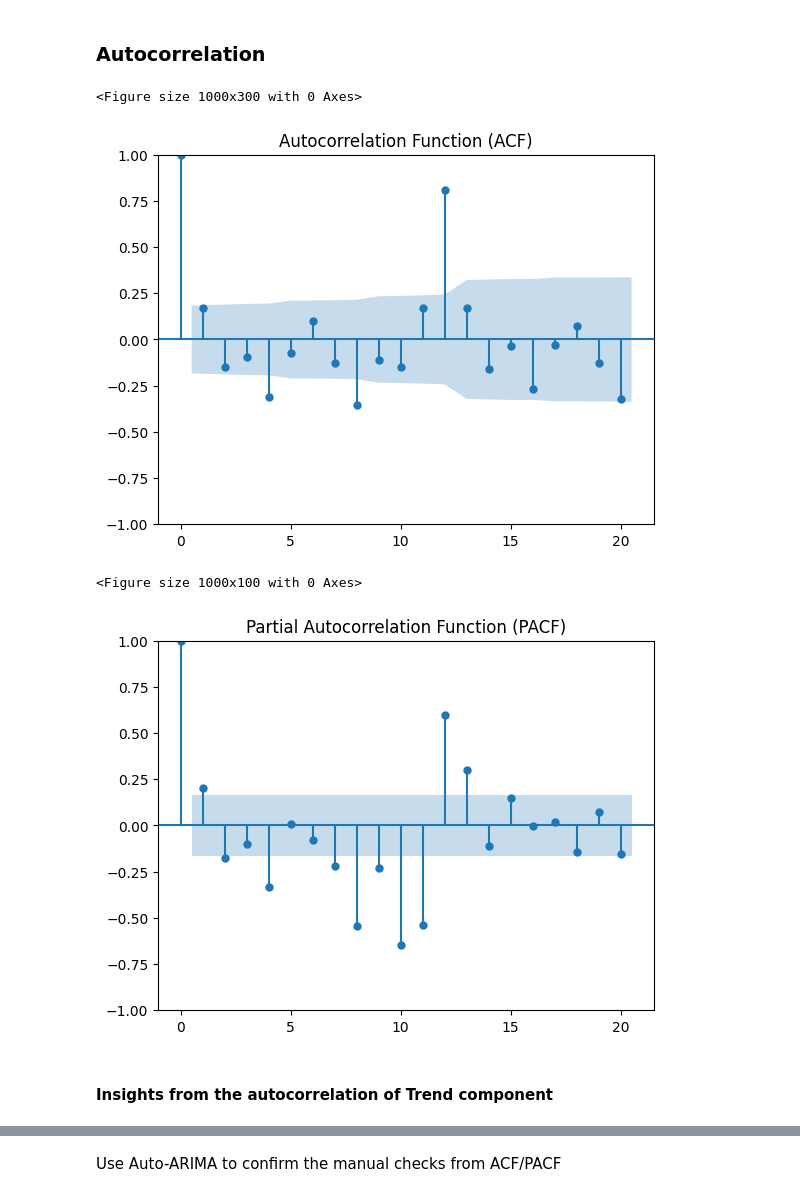
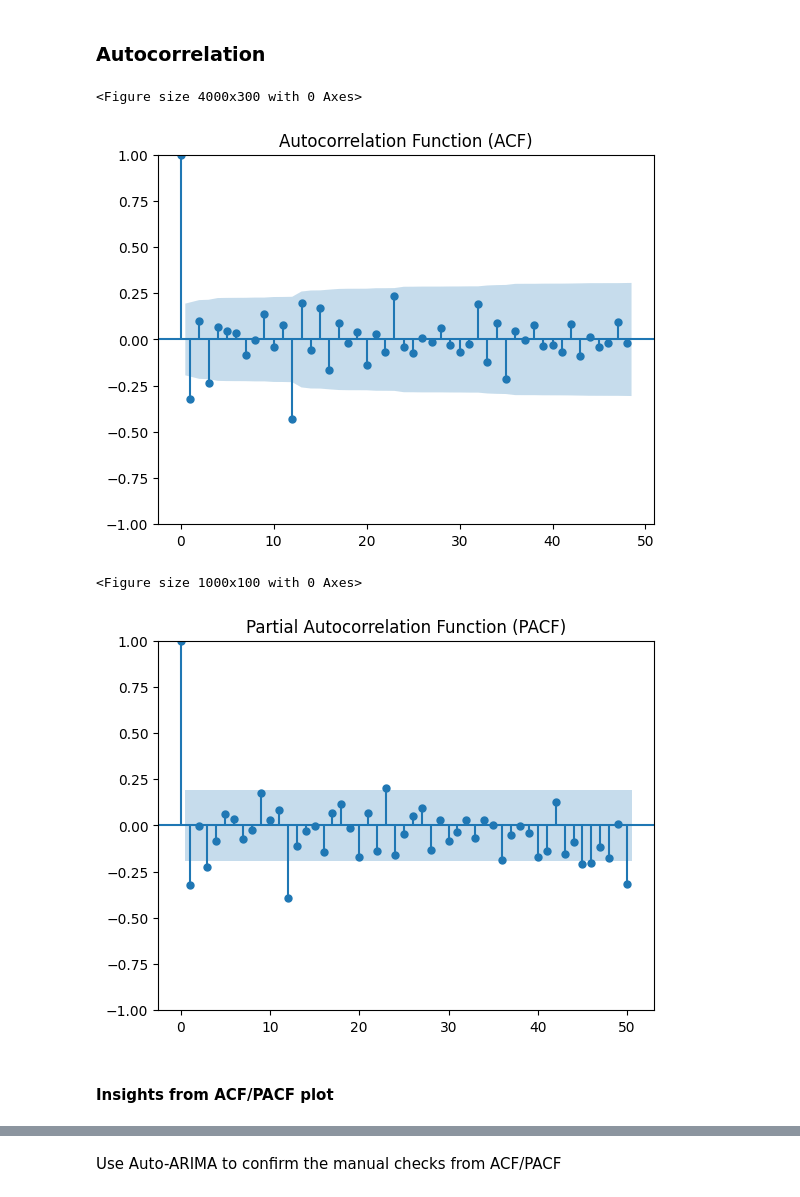
Before and after one commit to WamzMwangi/Advanced_Machine_Learning, a Jupyter notebook: Deep_Neural_Networks/Recurrent Neural Networks/Introduction to Recurrent Neural Networks.ipynb, the cells around one changed output, grey strips where cells are left out. Cells and saved outputs as stored; diff of their text form; code cells hidden in the pictures.

Commit message:
Updating the content on ACF/PACF plots

```diff
--- a/Deep_Neural_Networks/Recurrent Neural Networks/Introduction to Recurrent Neural Networks.ipynb
+++ b/Deep_Neural_Networks/Recurrent Neural Networks/Introduction to Recurrent Neural Networks.ipynb
@@ -342,11 +342,5 @@ import numpy as np
 
 log_series = np.log(train)
 
-# Regular difference
-log_trend_diff = log_series.diff().dropna()
-
-# Seasonal difference (lag=12)
-log_seas_diff = log_series.diff(12).dropna()
-
-# Both together
-log_diff = log_series.diff(12).diff().dropna()
+# Remove seasonality and trend
+log_diff = log_series.diff(12).diff(1).dropna()
@@ -359,25 +356,24 @@ plt.show()
 # %% [markdown]
 ### Autocorrelation
 # %%
-#first for the short-term dependence
 from statsmodels.graphics.tsaplots import plot_acf,plot_pacf
 
-plt.figure(figsize=(10, 3))
+plt.figure(figsize=(40,3))
 
 # Plot ACF
-plot_acf(log_trend_diff,lags=20, title='Autocorrelation Function (ACF)')
+plot_acf(log_diff,lags=48,title='Autocorrelation Function (ACF)')
 plt.show()
 # %% [output]
-<Figure size 1000x300 with 0 Axes>
+<Figure size 4000x300 with 0 Axes>
-[figure, old version]
+[figure, new version]
 # %%
 plt.figure(figsize=(10, 1))
 
 # Plot PACF
-plot_pacf(log_trend_diff,method='ols',lags=20,title='Partial Autocorrelation Function (PACF)')
+plot_pacf(log_diff,method='ols',lags=50,title='Partial Autocorrelation Function (PACF)')
 plt.show()
 # %% [output]
 <Figure size 1000x100 with 0 Axes>
-[figure, old version]
+[figure, new version]
 # %% [markdown]
-#### Insights from the autocorrelation of Trend component
+#### Insights from ACF/PACF plot
```
Also changed, not shown: parts of 6 cells of this notebook.
